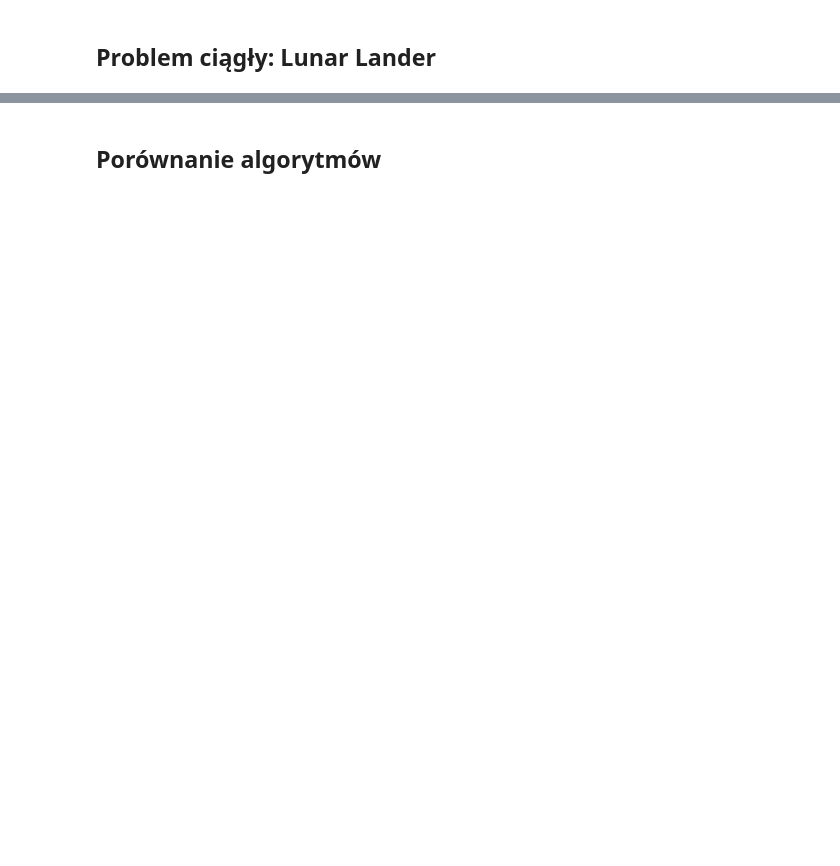
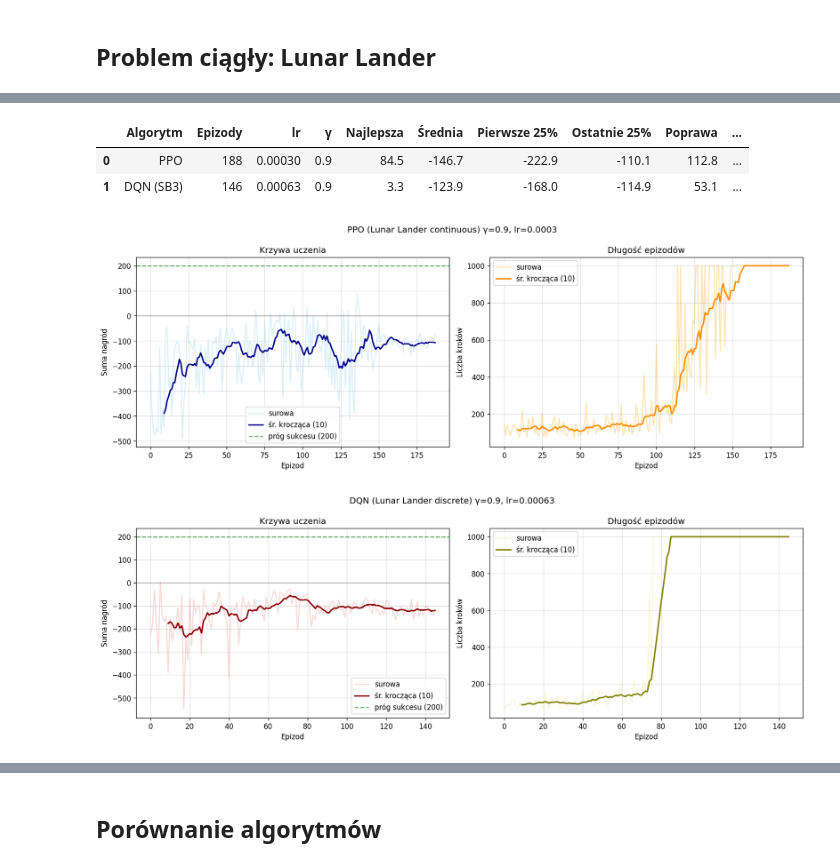
Before and after one commit to akaButter/Inteligencja-obliczeniowa, a Jupyter notebook: lab03/raport3.ipynb, the cells around one changed output, grey strips where cells are left out. Drawn from its saved outputs; the diff is of its cells as text; code cells hidden in the pictures; blank space fills up the shorter version.

Commit message:
almost everything done - lab3. TODO: add code to raport with description, add second optimalization to lunar lander

```diff
--- a/lab03/raport3.ipynb
+++ b/lab03/raport3.ipynb
@@ -18,0 +97,37 @@ Uwzględniamy współczynnik dyskontowy równy 0.9
+# %%
+import json, os
+import pandas as pd
+from IPython.display import Image, display
+
+with open('results/lunar_ppo/summary.json') as f:
+    s_ppo = json.load(f)
+with open('results/lunar_dqn/summary.json') as f:
+    s_dqnL = json.load(f)
+
+df_ll = pd.DataFrame([
+    {'Algorytm': s_ppo['algorithm'], 'Epizody': s_ppo['n_episodes'],
+     'lr': s_ppo['learning_rate'], 'γ': s_ppo['gamma'],
+     'Najlepsza': round(s_ppo['best_reward'],1),
+     'Średnia': round(s_ppo['mean_reward'],1),
+     'Pierwsze 25%': round(s_ppo['mean_first_25%'],1),
+     'Ostatnie 25%': round(s_ppo['mean_last_25%'],1),
+     'Poprawa': round(s_ppo['improvement'],1),
+     'Sukcesy(>200)': f"{s_ppo['solved_episodes']}/{s_ppo['n_episodes']}"},
+    {'Algorytm': s_dqnL['algorithm'], 'Epizody': s_dqnL['n_episodes'],
+     'lr': s_dqnL['learning_rate'], 'γ': s_dqnL['gamma'],
+     'Najlepsza': round(s_dqnL['best_reward'],1),
+     'Średnia': round(s_dqnL['mean_reward'],1),
+     'Pierwsze 25%': round(s_dqnL['mean_first_25%'],1),
+     'Ostatnie 25%': round(s_dqnL['mean_last_25%'],1),
+     'Poprawa': round(s_dqnL['improvement'],1),
+     'Sukcesy(>200)': f"{s_dqnL['solved_episodes']}/{s_dqnL['n_episodes']}"},
+])
+display(df_ll)
+display(Image('results/lunar_ppo/curve.png'))
+display(Image('results/lunar_dqn/curve.png'))
+# %% [output]
+|  | Algorytm | Epizody | lr | γ | Najlepsza | Średnia | Pierwsze 25% | Ostatnie 25% | Poprawa | ... |
+| 0 | PPO | 188 | 0.00030 | 0.9 | 84.5 | -146.7 | -222.9 | -110.1 | 112.8 | ... |
+| 1 | DQN (SB3) | 146 | 0.00063 | 0.9 | 3.3 | -123.9 | -168.0 | -114.9 | 53.1 | ... |
+[figure, added]
+[figure, added]
```
Also changed, not shown: parts of 15 cells of this notebook, 29 other files.
